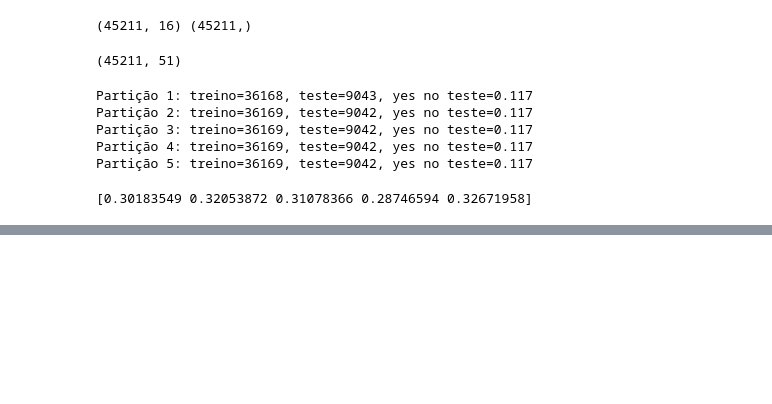
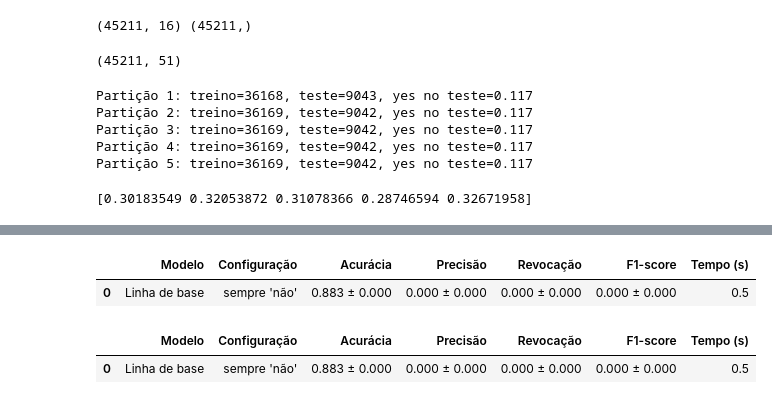
Before and after one commit to rodrigolyrio/bank-marketing-classifiers, a Jupyter notebook: bank_marketing.ipynb, the cells around one changed output, grey strips where cells are left out. Cells and saved outputs as stored; diff of their text form; code cells hidden in the pictures; blank space fills up the shorter version.

```diff
--- a/bank_marketing.ipynb
+++ b/bank_marketing.ipynb
@@ -171,0 +383,12 @@ print(cross_val_score(teste, X, y, cv=skf, scoring="f1"))
+# %%
+# Todas as configurações, ordenadas por F1
+tabela_resultados()
+# %% [output]
+|  | Modelo | Configuração | Acurácia | Precisão | Revocação | F1-score | Tempo (s) |
+| 0 | Linha de base | sempre 'não' | 0.883 ± 0.000 | 0.000 ± 0.000 | 0.000 ± 0.000 | 0.000 ± 0.000 | 0.5 |
+# %%
+# Melhor configuração de cada modelo (critério: maior F1 médio da classe "sim")
+tabela_resultados(apenas_melhores=True)
+# %% [output]
+|  | Modelo | Configuração | Acurácia | Precisão | Revocação | F1-score | Tempo (s) |
+| 0 | Linha de base | sempre 'não' | 0.883 ± 0.000 | 0.000 ± 0.000 | 0.000 ± 0.000 | 0.000 ± 0.000 | 0.5 |
```
Also changed, not shown: parts of 13 cells of this notebook, 2 other files.
